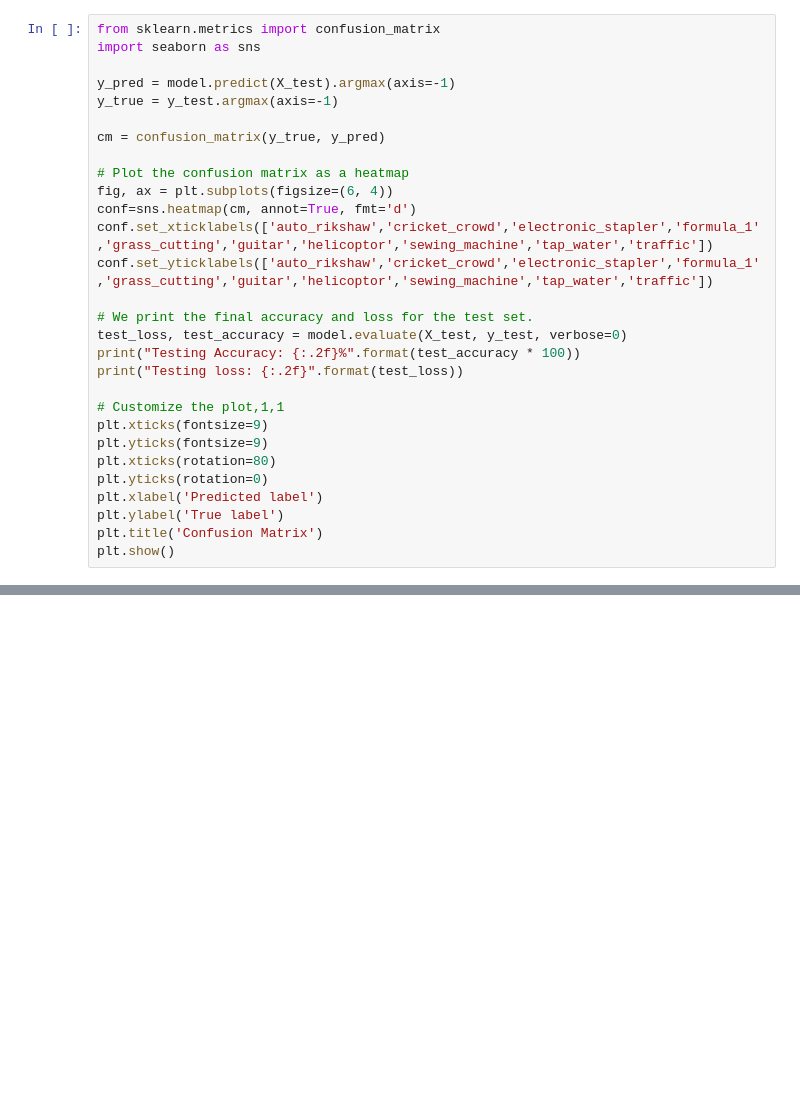
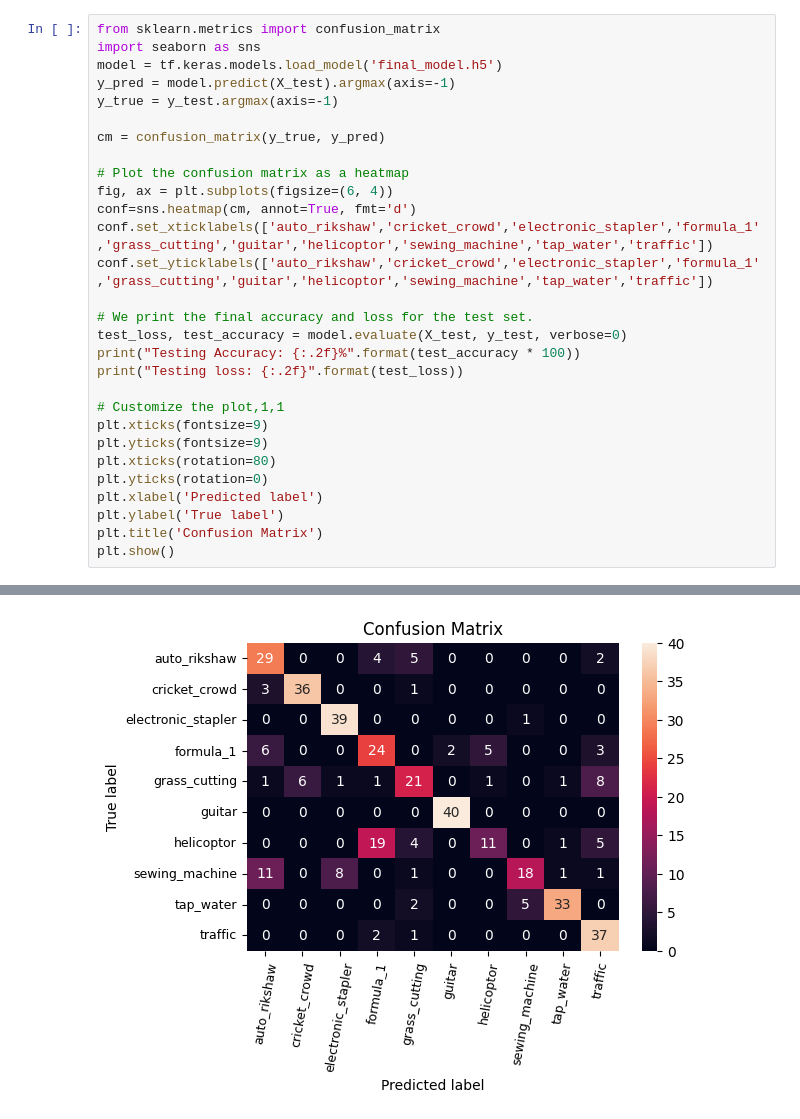
Before and after one commit to Danipizarro04/Deep-Learning-models-for-Background-Noise-Classification, a Jupyter notebook: Background_Noise_Classification.ipynb, the cells around one changed output, grey strips where cells are left out. Saved outputs shown, nothing was run; the diff lists cells and outputs as text; blank space fills up the shorter version.

```diff
--- a/Background_Noise_Classification.ipynb
+++ b/Background_Noise_Classification.ipynb
@@ -443,7 +573,7 @@ print("Validation loss: {:.2f}".format(val_loss))
 # %%
 from sklearn.metrics import confusion_matrix
 import seaborn as sns
-
+model = tf.keras.models.load_model('final_model.h5')
 y_pred = model.predict(X_test).argmax(axis=-1)
 y_true = y_test.argmax(axis=-1)
 
@@ -469,3 +599,4 @@ plt.xlabel('Predicted label')
 plt.ylabel('True label')
 plt.title('Confusion Matrix')
 plt.show()
+# %% [output]
@@ -472,2 +606,3 @@ plt.show()
+[figure, added]
 # %%
 from sklearn.metrics import confusion_matrix
```
Also changed, not shown: parts of 16 cells of this notebook.
